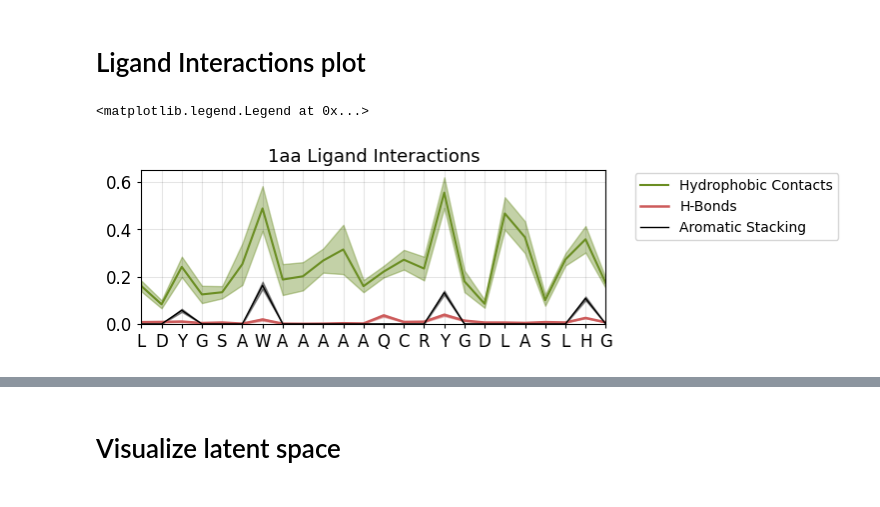
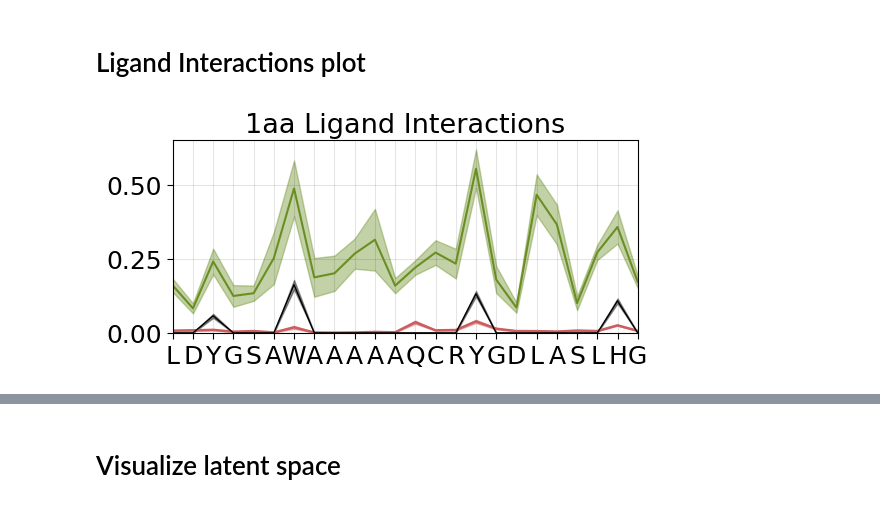
Before and after one commit to tommysisk/tommy_dimer_repo, a Jupyter notebook: 1AA.ipynb, the cells around one changed output, grey strips where cells are left out. Cells and saved outputs as stored; diff of their text form; code cells hidden in the pictures.

```diff
--- a/1AA.ipynb
+++ b/1AA.ipynb
@@ -404,11 +404,12 @@ all possible acceptor atoms
 # %% [markdown]
  # Ligand Interactions plot
 # %%
-fig, ax = plt.subplots(1, 1, figsize=(6, 2))
+fig, ax = plt.subplots(1, 1, figsize=(6, 2.5))
 mu, err = monomer_aggr_stats(hphob_contacts, lower_upper=True)
+scale = 1.5
 lineplot1D(mu,
            color='olivedrab', fill_color='olivedrab', fill_alpha=.4,
-           label='Hydrophobic Contacts', ax=ax, y1=err[0], y2=err[1])
+           label='Hydrophobic Contacts', ax=ax, y1=err[0], y2=err[1], font_scale=scale)
 
 
 mu, err = monomer_aggr_stats(hbonds, lower_upper=True)
@@ -418,35 +419,35 @@ lineplot1D(mu,
          fill_alpha=.4,
          label='H-Bonds',
          ax=ax,
          alpha=1,
          lw=1.8,
          y1=err[0],
          y2=err[1],
-         legend=False
+         font_scale=scale
         )
 
 mu, err = monomer_aggr_stats(stacking, lower_upper=True, fill_bool=aro_bool)
 lineplot1D(mu,
          color='black',
          fill_color='black',
          y1=err[0],
          y2=err[1],
          fill_alpha=.4,
          ls='-',
          lw=1,
          label='Aromatic Stacking',
          ax=ax,
          #top_xticks=['', 395, 400, 405, 410, ''],
          xticks=codes[:24],
          xticks_rotation=0,
          title=f'{labels[1+index]} Ligand Interactions',
-         legend=False
+         font_scale=scale
         )
 
 ax.set_ylim(0, .65)
 #ax.grid(which='major', visible=True, axis='y')
 ax.grid(which='major', color='black', linestyle='-', linewidth=0.8, axis='both', alpha=.1)
-fig.legend(bbox_to_anchor=[1.3, .9])
+#ax.legend()
+fig.savefig(f'{paths[2]}/ligand_interactions.png', dpi=1000, bbox_inches='tight')
 # %% [output]
-<matplotlib.legend.Legend at 0x...>
-[figure, old version]
+[figure, new version]
```
Also changed, not shown: parts of 6 cells of this notebook, 2 other files.
